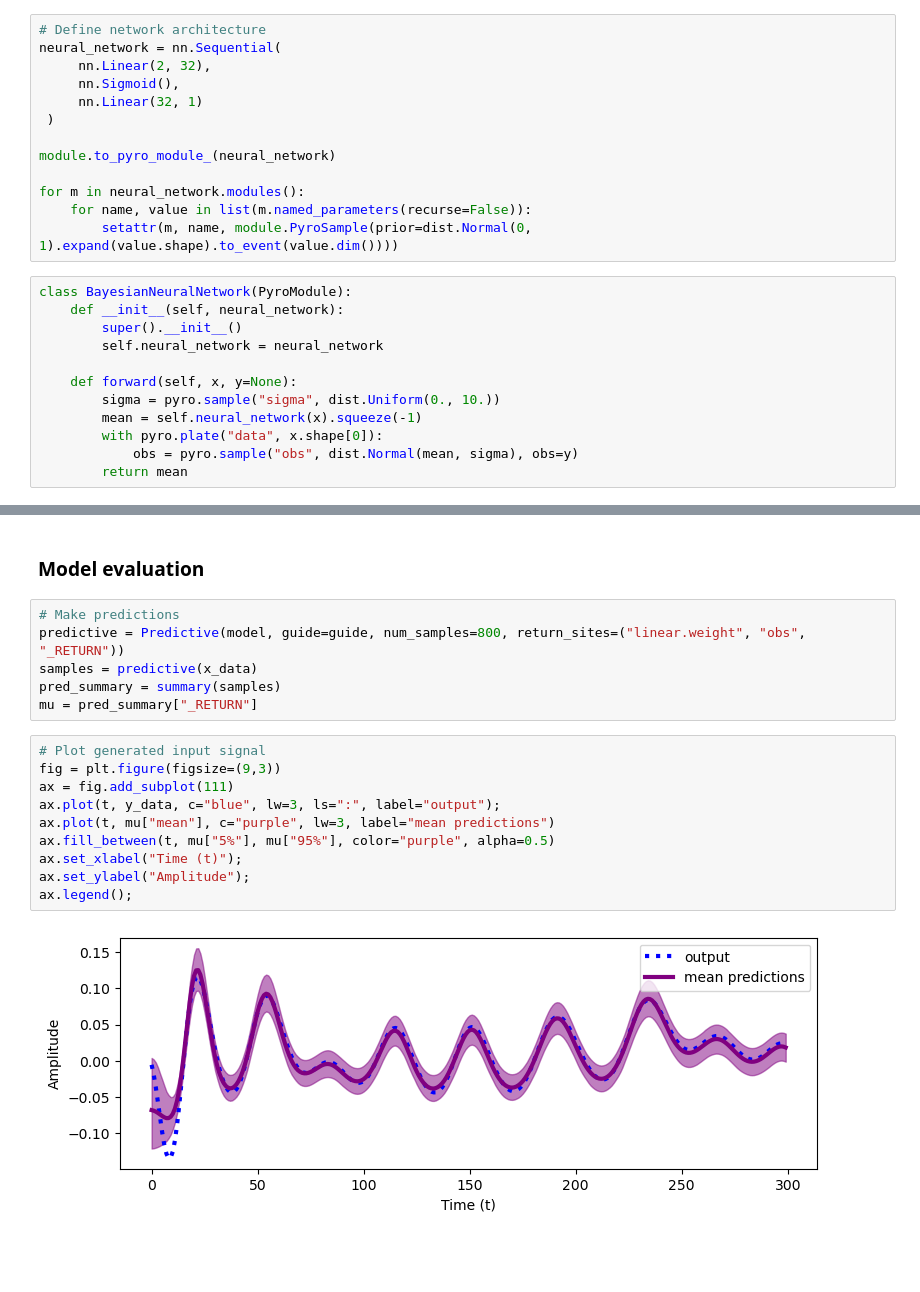
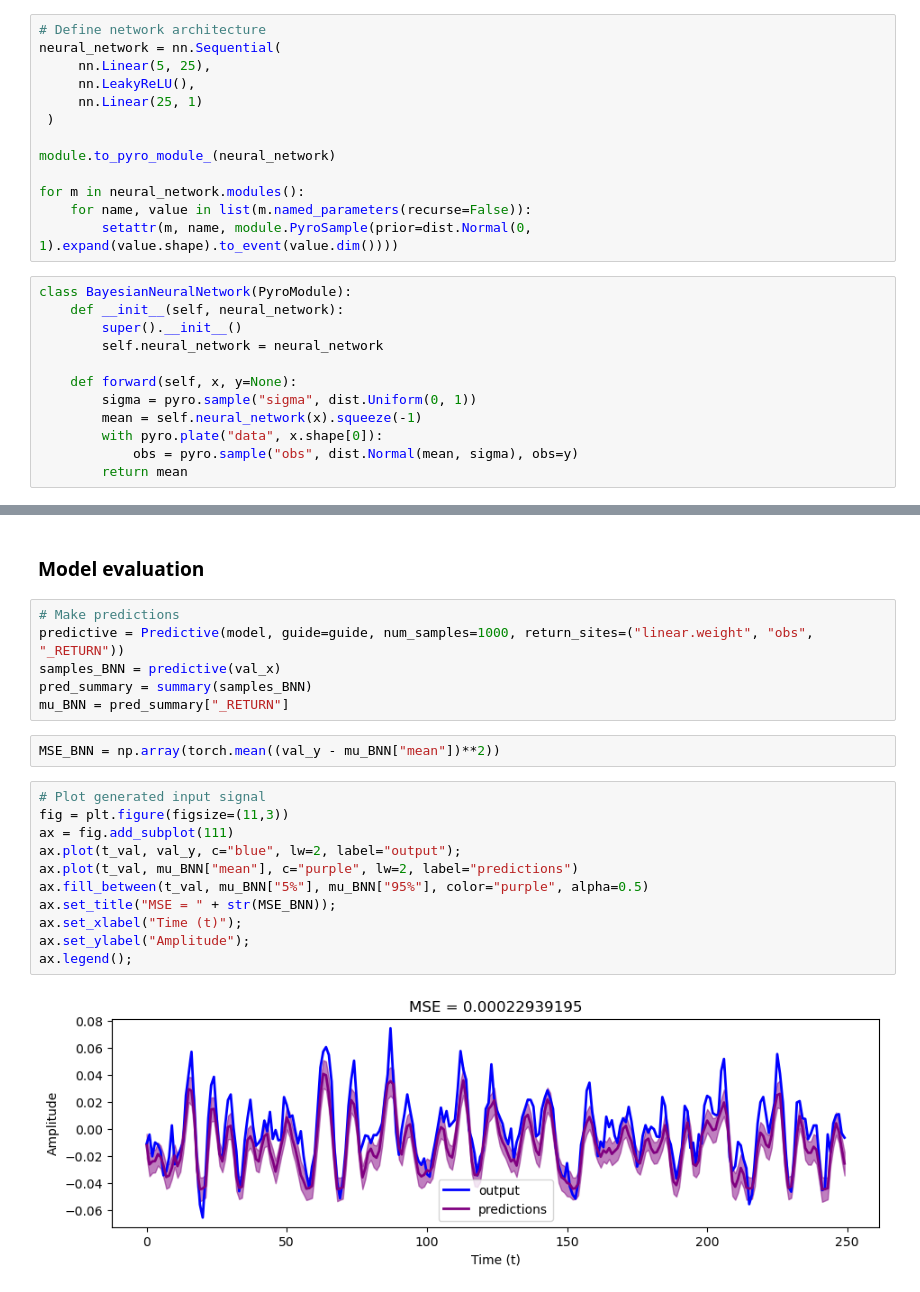
Before and after one commit to wmkouw/vbnn-filter, a Jupyter notebook: [Pyro] Bayesian Neural Networks.ipynb, the cells around one changed output, grey strips where cells are left out. Cells and saved outputs as stored; diff of their text form; blank space fills up the shorter version.

```diff
--- a/[Pyro] Bayesian Neural Networks.ipynb
+++ b/[Pyro] Bayesian Neural Networks.ipynb
@@ -156,9 +228,9 @@ plt.savefig("figures/bayesian-linear-regression.png");
 # %%
 # Define network architecture
 neural_network = nn.Sequential(
-     nn.Linear(2, 32),
-     nn.Sigmoid(),
-     nn.Linear(32, 1)
+     nn.Linear(5, 25),
+     nn.LeakyReLU(),
+     nn.Linear(25, 1)
  )
 
 module.to_pyro_module_(neural_network)
@@ -173,7 +245,7 @@ class BayesianNeuralNetwork(PyroModule):
         self.neural_network = neural_network
 
     def forward(self, x, y=None):
-        sigma = pyro.sample("sigma", dist.Uniform(0., 10.))
+        sigma = pyro.sample("sigma", dist.Uniform(0, 1))
         mean = self.neural_network(x).squeeze(-1)
         with pyro.plate("data", x.shape[0]):
             obs = pyro.sample("obs", dist.Normal(mean, sigma), obs=y)
@@ -214,20 +281,23 @@ for j in range(num_iterations):
 ### Model evaluation
 # %%
 # Make predictions
-predictive = Predictive(model, guide=guide, num_samples=800, return_sites=("linear.weight", "obs", "_RETURN"))
-samples = predictive(x_data)
-pred_summary = summary(samples)
-mu = pred_summary["_RETURN"]
+predictive = Predictive(model, guide=guide, num_samples=1000, return_sites=("linear.weight", "obs", "_RETURN"))
+samples_BNN = predictive(val_x)
+pred_summary = summary(samples_BNN)
+mu_BNN = pred_summary["_RETURN"]
+# %%
+MSE_BNN = np.array(torch.mean((val_y - mu_BNN["mean"])**2))
 # %%
 # Plot generated input signal
-fig = plt.figure(figsize=(9,3))
+fig = plt.figure(figsize=(11,3))
 ax = fig.add_subplot(111)
-ax.plot(t, y_data, c="blue", lw=3, ls=":", label="output");
-ax.plot(t, mu["mean"], c="purple", lw=3, label="mean predictions")
-ax.fill_between(t, mu["5%"], mu["95%"], color="purple", alpha=0.5)
+ax.plot(t_val, val_y, c="blue", lw=2, label="output");
+ax.plot(t_val, mu_BNN["mean"], c="purple", lw=2, label="predictions")
+ax.fill_between(t_val, mu_BNN["5%"], mu_BNN["95%"], color="purple", alpha=0.5)
+ax.set_title("MSE = " + str(MSE_BNN));
 ax.set_xlabel("Time (t)");
 ax.set_ylabel("Amplitude");
 ax.legend();
 # %% [output]
-[figure, old version]
+[figure, new version]
 # %%
```
Also changed, not shown: parts of 27 cells of this notebook, 4 other files.
